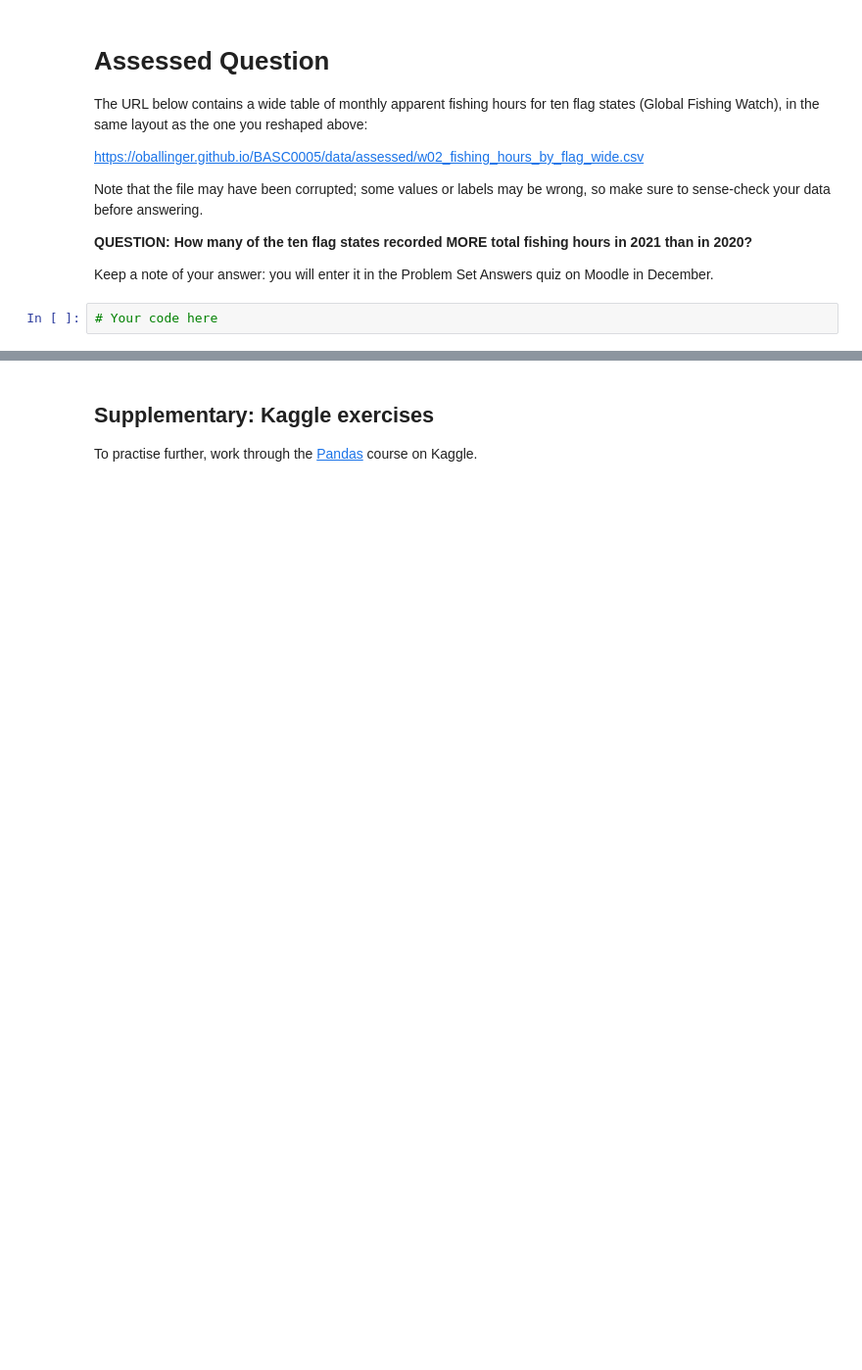
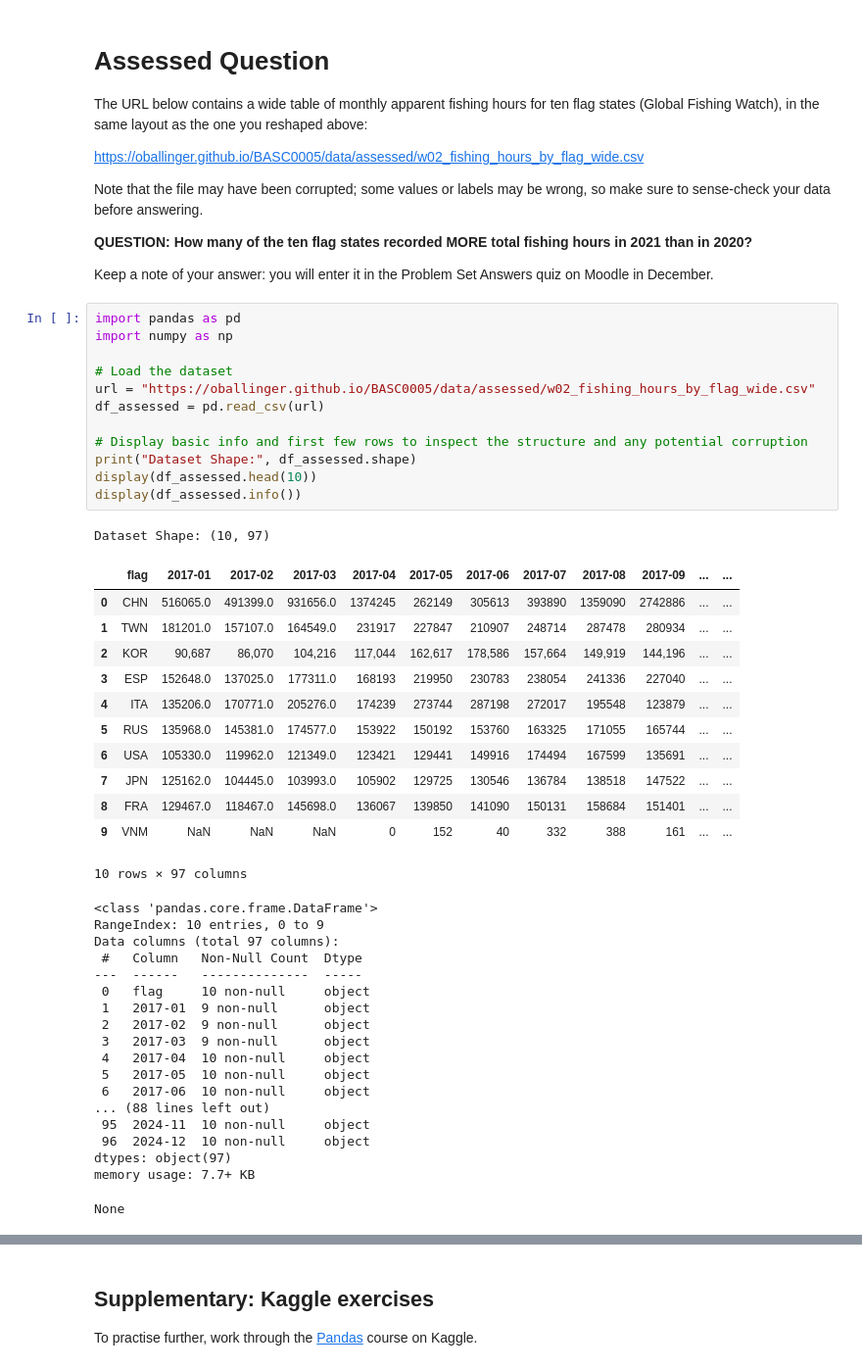
Before and after one commit to palomamldt/QM2, a Jupyter notebook: notebooks/W02. Pandas.ipynb, the cells around one changed output, grey strips where cells are left out. Shown at 98% size. Saved outputs shown, nothing was run; the diff lists cells and outputs as text; blank space fills up the shorter version.

```diff
--- a/notebooks/W02. Pandas.ipynb
+++ b/notebooks/W02. Pandas.ipynb
@@ -399,5 +437,47 @@ Note that the file may have been corrupted; some values or labels may be wrong,
 **QUESTION: How many of the ten flag states recorded MORE total fishing hours in 2021 than in 2020?**
 
 Keep a note of your answer: you will enter it in the Problem Set Answers quiz on Moodle in December.
-# %%
-# Your code here
+# %%
+import pandas as pd
+import numpy as np
+
+# Load the dataset
+url = "https://oballinger.github.io/BASC0005/data/assessed/w02_fishing_hours_by_flag_wide.csv"
+df_assessed = pd.read_csv(url)
+
+# Display basic info and first few rows to inspect the structure and any potential corruption
+print("Dataset Shape:", df_assessed.shape)
+display(df_assessed.head(10))
+display(df_assessed.info())
+# %% [output]
+Dataset Shape: (10, 97)
+|  | flag | 2017-01 | 2017-02 | 2017-03 | 2017-04 | 2017-05 | 2017-06 | 2017-07 | 2017-08 | 2017-09 | ... | ... |
+| 0 | CHN | 516065.0 | 491399.0 | 931656.0 | 1374245 | 262149 | 305613 | 393890 | 1359090 | 2742886 | ... | ... |
+| 1 | TWN | 181201.0 | 157107.0 | 164549.0 | 231917 | 227847 | 210907 | 248714 | 287478 | 280934 | ... | ... |
+| 2 | KOR | 90,687 | 86,070 | 104,216 | 117,044 | 162,617 | 178,586 | 157,664 | 149,919 | 144,196 | ... | ... |
+| 3 | ESP | 152648.0 | 137025.0 | 177311.0 | 168193 | 219950 | 230783 | 238054 | 241336 | 227040 | ... | ... |
+| 4 | ITA | 135206.0 | 170771.0 | 205276.0 | 174239 | 273744 | 287198 | 272017 | 195548 | 123879 | ... | ... |
+| 5 | RUS | 135968.0 | 145381.0 | 174577.0 | 153922 | 150192 | 153760 | 163325 | 171055 | 165744 | ... | ... |
+| 6 | USA | 105330.0 | 119962.0 | 121349.0 | 123421 | 129441 | 149916 | 174494 | 167599 | 135691 | ... | ... |
+| 7 | JPN | 125162.0 | 104445.0 | 103993.0 | 105902 | 129725 | 130546 | 136784 | 138518 | 147522 | ... | ... |
+| 8 | FRA | 129467.0 | 118467.0 | 145698.0 | 136067 | 139850 | 141090 | 150131 | 158684 | 151401 | ... | ... |
+| 9 | VNM | NaN | NaN | NaN | 0 | 152 | 40 | 332 | 388 | 161 | ... | ... |
+10 rows × 97 columns
+<class 'pandas.core.frame.DataFrame'>
+RangeIndex: 10 entries, 0 to 9
+Data columns (total 97 columns):
+ #   Column   Non-Null Count  Dtype
+---  ------   --------------  -----
+ 0   flag     10 non-null     object
+ 1   2017-01  9 non-null      object
+ 2   2017-02  9 non-null      object
+ 3   2017-03  9 non-null      object
+ 4   2017-04  10 non-null     object
+ 5   2017-05  10 non-null     object
+ 6   2017-06  10 non-null     object
+... (88 lines left out)
+ 95  2024-11  10 non-null     object
+ 96  2024-12  10 non-null     object
+dtypes: object(97)
+memory usage: 7.7+ KB
+None
```
Also changed, not shown: parts of 6 cells of this notebook.
